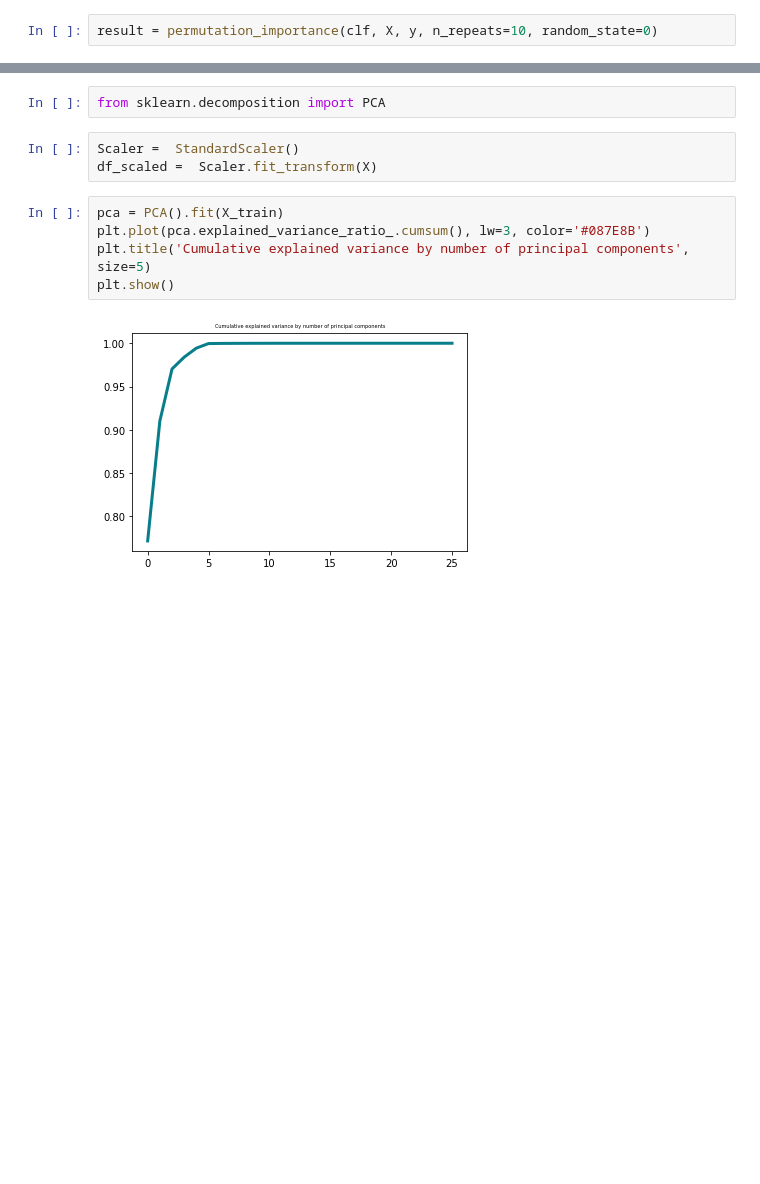
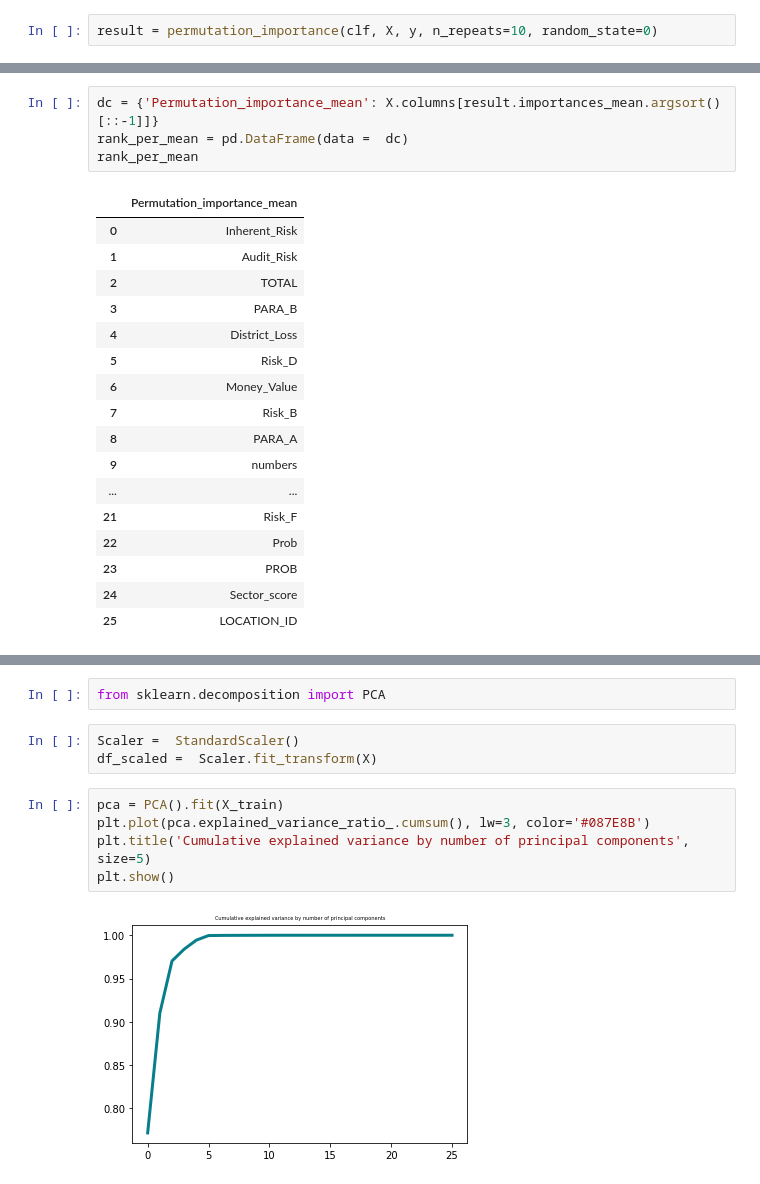
Before and after one commit to Noob919/Feature_selection, a Jupyter notebook: Audit.ipynb, the cells around one changed output, grey strips where cells are left out. Drawn from its saved outputs; the diff is of its cells as text; blank space fills up the shorter version.

```diff
--- a/Audit.ipynb
+++ b/Audit.ipynb
@@ -106,0 +164,22 @@ Text(0.5, 0, 'Feature Importance MEAN')
+# %%
+dc = {'Permutation_importance_mean': X.columns[result.importances_mean.argsort()[::-1]]}
+rank_per_mean = pd.DataFrame(data =  dc)
+rank_per_mean
+# %% [output]
+|  | Permutation_importance_mean |
+| 0 | Inherent_Risk |
+| 1 | Audit_Risk |
+| 2 | TOTAL |
+| 3 | PARA_B |
+| 4 | District_Loss |
+| 5 | Risk_D |
+| 6 | Money_Value |
+| 7 | Risk_B |
+| 8 | PARA_A |
+| 9 | numbers |
+| ... | ... |
+| 21 | Risk_F |
+| 22 | Prob |
+| 23 | PROB |
+| 24 | Sector_score |
+| 25 | LOCATION_ID |
```
Also changed, not shown: parts of 30 cells of this notebook.
